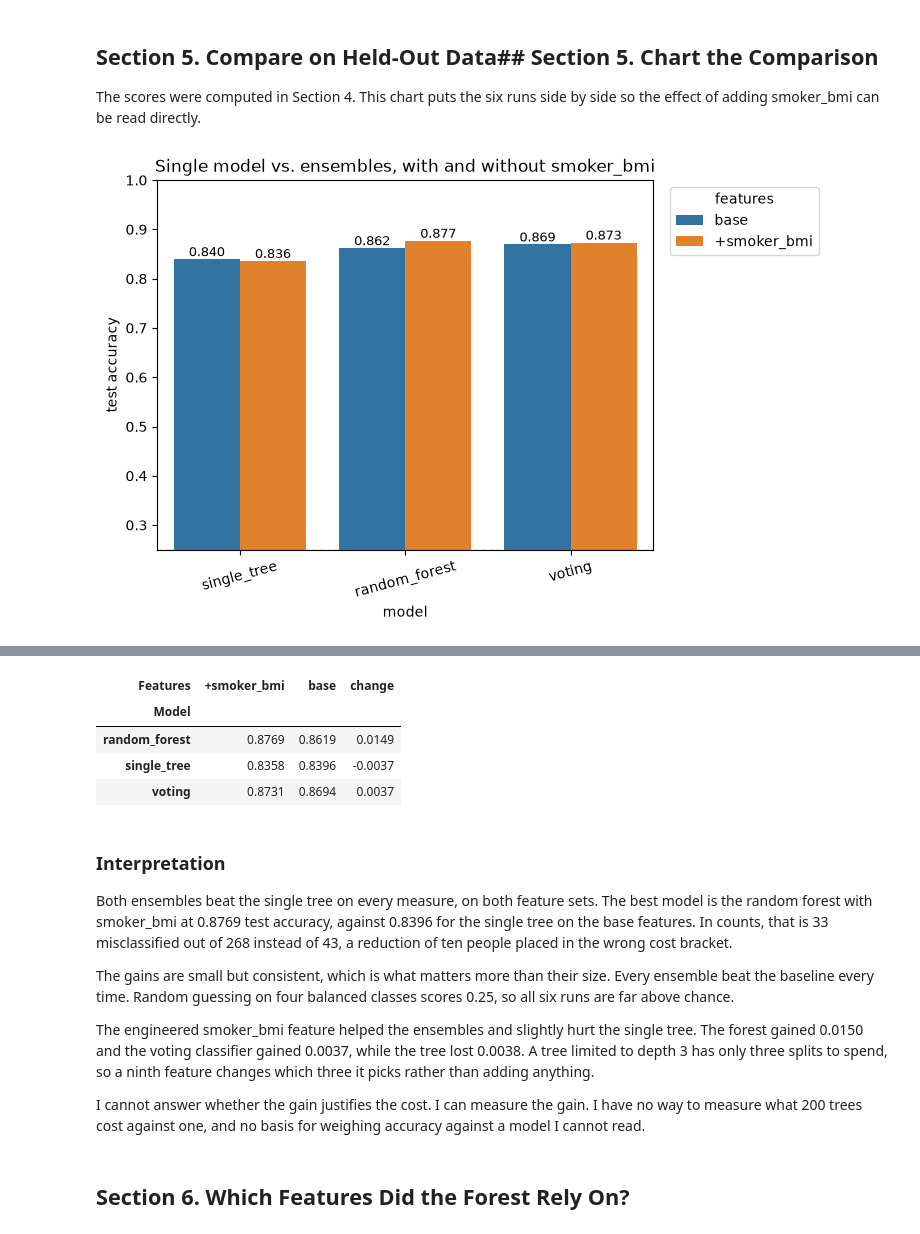
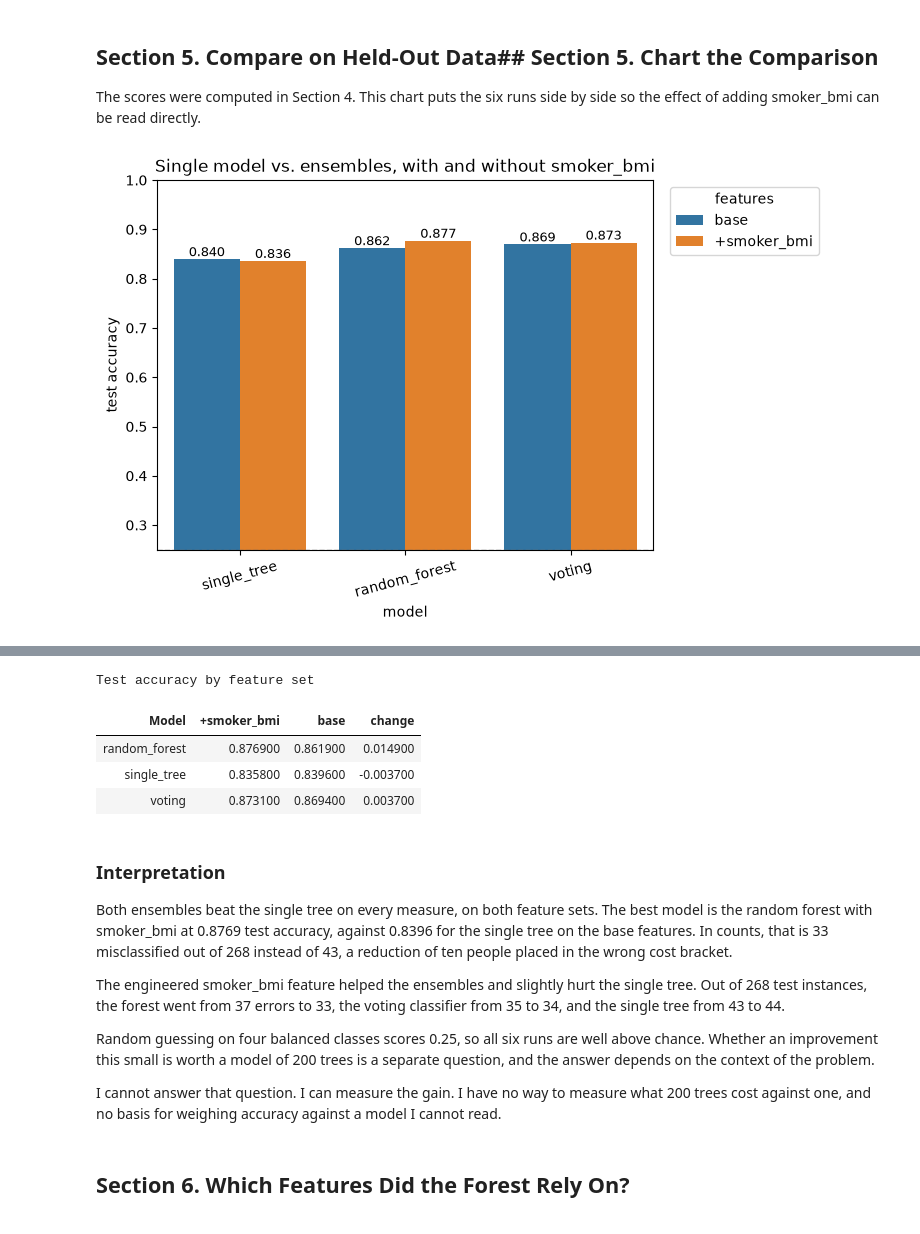
Before and after one commit to gracecode42/ml-05-ensembles, a Jupyter notebook: notebooks/ml_05_ensembles_gracecode42_project.ipynb, the cells around one changed output, grey strips where cells are left out. Cells and saved outputs as stored; diff of their text form; code cells hidden in the pictures.

```diff
--- a/notebooks/ml_05_ensembles_gracecode42_project.ipynb
+++ b/notebooks/ml_05_ensembles_gracecode42_project.ipynb
@@ -443,6 +467,8 @@ LOG.info(
     f"with test accuracy = {best_row['Test Accuracy']:.4f}"
 )
 
-pivot.round(4)
+pivot.reset_index().round(4).style.hide(axis="index").set_caption(
+    "Test accuracy by feature set"
+)
 # %% [output]
 [figure]
@@ -456,8 +482,8 @@ voting              0.8731  0.8694  0.0037
+Test accuracy by feature set
-| Features | +smoker_bmi | base | change |
-| Model |  |  |  |
-| random_forest | 0.8769 | 0.8619 | 0.0149 |
-| single_tree | 0.8358 | 0.8396 | -0.0037 |
-| voting | 0.8731 | 0.8694 | 0.0037 |
+| Model | +smoker_bmi | base | change |
+| random_forest | 0.876900 | 0.861900 | 0.014900 |
+| single_tree | 0.835800 | 0.839600 | -0.003700 |
+| voting | 0.873100 | 0.869400 | 0.003700 |
 # %% [markdown]
 ### Interpretation
 
@@ -467,19 +493,17 @@ against 0.8396 for the single tree on the base features. In counts, that is
 33 misclassified out of 268 instead of 43, a reduction of ten people placed
 in the wrong cost bracket.
 
-The gains are small but consistent, which is what matters more than their size.
-Every ensemble beat the baseline every time. Random guessing on four balanced
-classes scores 0.25, so all six runs are far above chance.
+The engineered smoker_bmi feature helped the ensembles and slightly hurt the
+single tree. Out of 268 test instances, the forest went from 37 errors to 33,
+the voting classifier from 35 to 34, and the single tree from 43 to 44.
 
-The engineered smoker_bmi feature helped the ensembles and slightly hurt the
-single tree. The forest gained 0.0150 and the voting classifier gained 0.0037,
-while the tree lost 0.0038. A tree limited to depth 3 has only three splits to
-spend, so a ninth feature changes which three it picks rather than adding
-anything.
+Random guessing on four balanced classes scores 0.25, so all six runs are well
+above chance. Whether an improvement this small is worth a model of 200 trees
+is a separate question, and the answer depends on the context of the problem.
 
-I cannot answer whether the gain justifies the cost. I can measure the gain.
-I have no way to measure what 200 trees cost against one, and no basis for
-weighing accuracy against a model I cannot read.
+I cannot answer that question. I can measure the gain. I have no way to measure
+what 200 trees cost against one, and no basis for weighing accuracy against a
+model I cannot read.
 # %% [markdown]
 ## Section 6. Which Features Did the Forest Rely On?
 # %%
```
Also changed, not shown: parts of 9 cells of this notebook, 2 other files.
